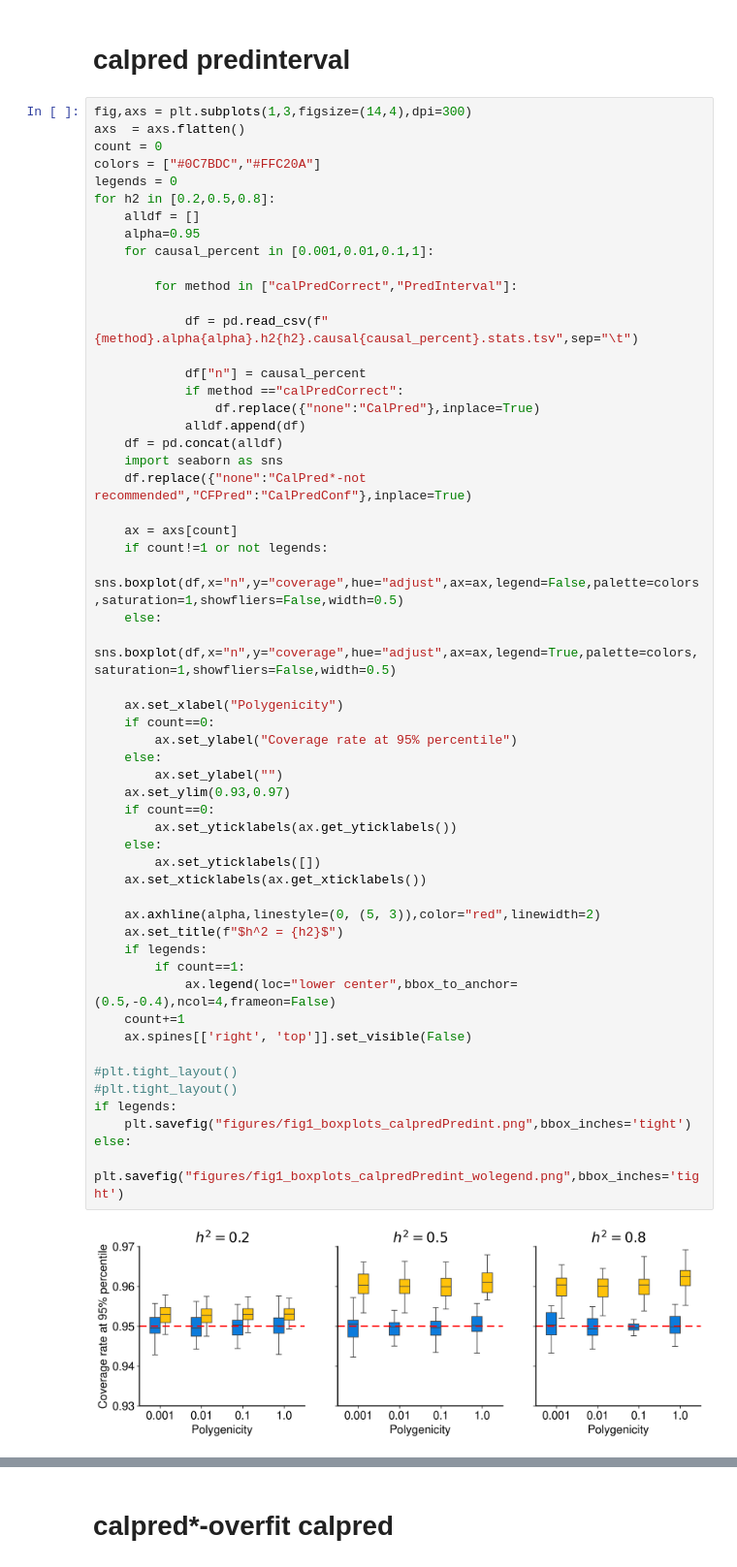
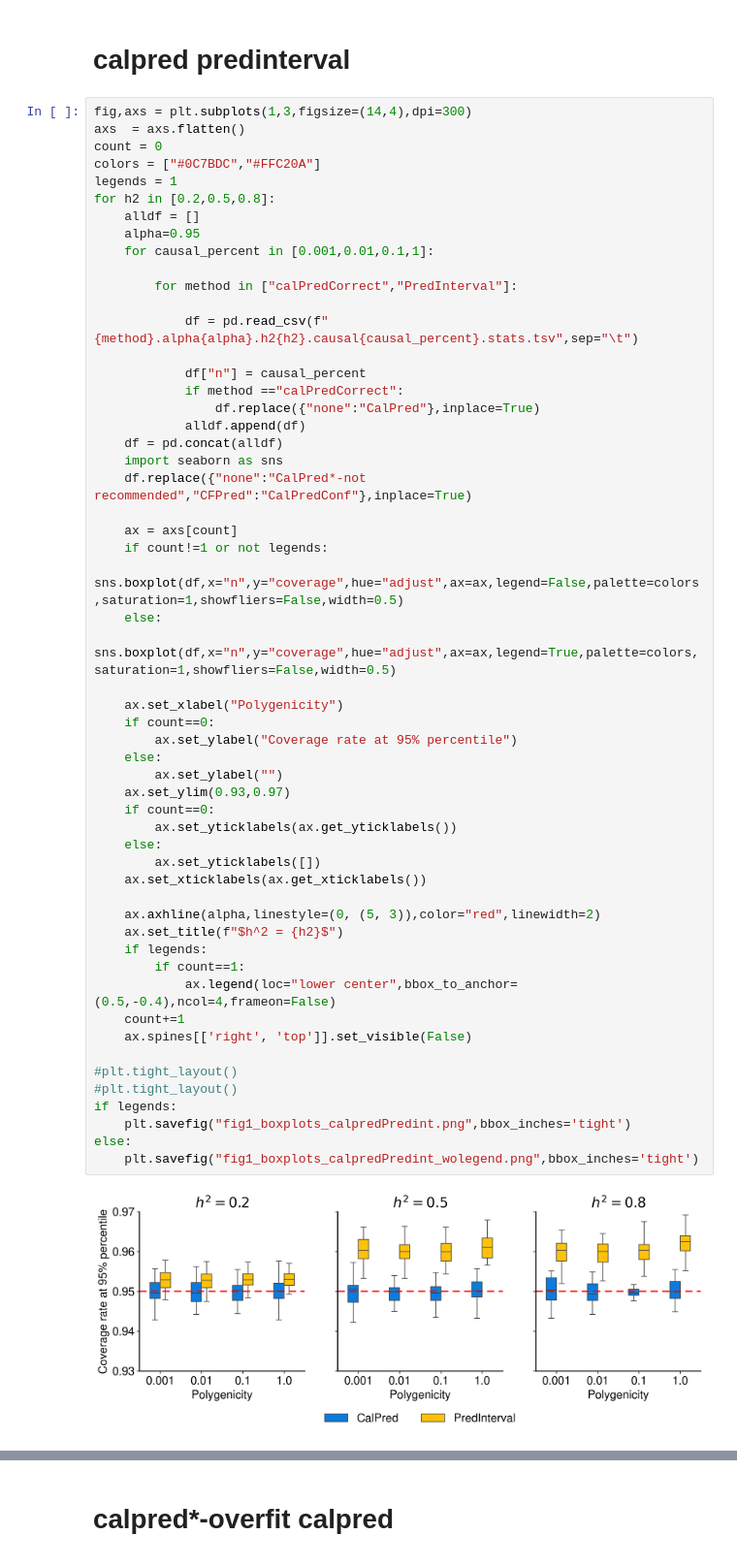
Before and after one commit to zhuozshi/CalPred-PredInterval, a Jupyter notebook: plot_wocontext.ipynb, the cells around one changed output, grey strips where cells are left out. Shown at 97% size. Cells and saved outputs as stored; diff of their text form.

```diff
--- a/plot_wocontext.ipynb
+++ b/plot_wocontext.ipynb
@@ -33,7 +33,7 @@ fig,axs = plt.subplots(1,3,figsize=(14,4),dpi=300)
 axs  = axs.flatten()
 count = 0
 colors = ["#0C7BDC","#FFC20A"]
-legends = 0
+legends = 1
 for h2 in [0.2,0.5,0.8]:
     alldf = []
     alpha=0.95
@@ -55,36 +55,36 @@ for h2 in [0.2,0.5,0.8]:
     if count!=1 or not legends:
         sns.boxplot(df,x="n",y="coverage",hue="adjust",ax=ax,legend=False,palette=colors,saturation=1,showfliers=False,width=0.5)
     else:
         sns.boxplot(df,x="n",y="coverage",hue="adjust",ax=ax,legend=True,palette=colors,saturation=1,showfliers=False,width=0.5)
 
     ax.set_xlabel("Polygenicity")
     if count==0:
         ax.set_ylabel("Coverage rate at 95% percentile")
     else:
         ax.set_ylabel("")
     ax.set_ylim(0.93,0.97)
     if count==0:
         ax.set_yticklabels(ax.get_yticklabels())
     else:
         ax.set_yticklabels([])
     ax.set_xticklabels(ax.get_xticklabels())
 
     ax.axhline(alpha,linestyle=(0, (5, 3)),color="red",linewidth=2)
     ax.set_title(f"$h^2 = {h2}$")
     if legends:
         if count==1:
             ax.legend(loc="lower center",bbox_to_anchor=(0.5,-0.4),ncol=4,frameon=False)
     count+=1
     ax.spines[['right', 'top']].set_visible(False)
 
 #plt.tight_layout()
 #plt.tight_layout()
 if legends:
-    plt.savefig("figures/fig1_boxplots_calpredPredint.png",bbox_inches='tight')
+    plt.savefig("fig1_boxplots_calpredPredint.png",bbox_inches='tight')
 else:
-    plt.savefig("figures/fig1_boxplots_calpredPredint_wolegend.png",bbox_inches='tight')
+    plt.savefig("fig1_boxplots_calpredPredint_wolegend.png",bbox_inches='tight')
 # %% [output]
-[figure, old version]
+[figure, new version]
 # %%
 fig,axs = plt.subplots(1,3,figsize=(14,4),dpi=300)
 axs  = axs.flatten()
```
Also changed, not shown: parts of 8 cells of this notebook, 1 other file.
